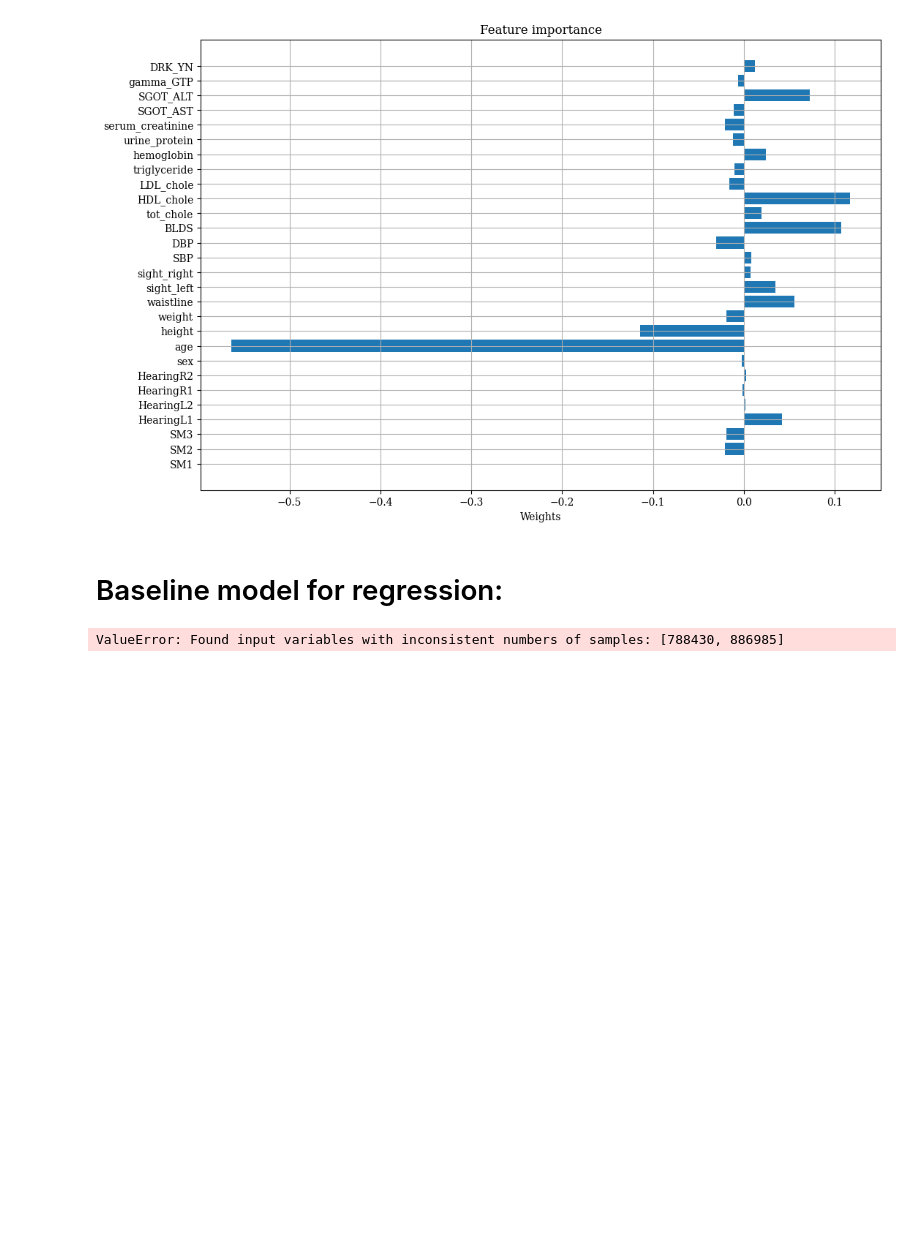
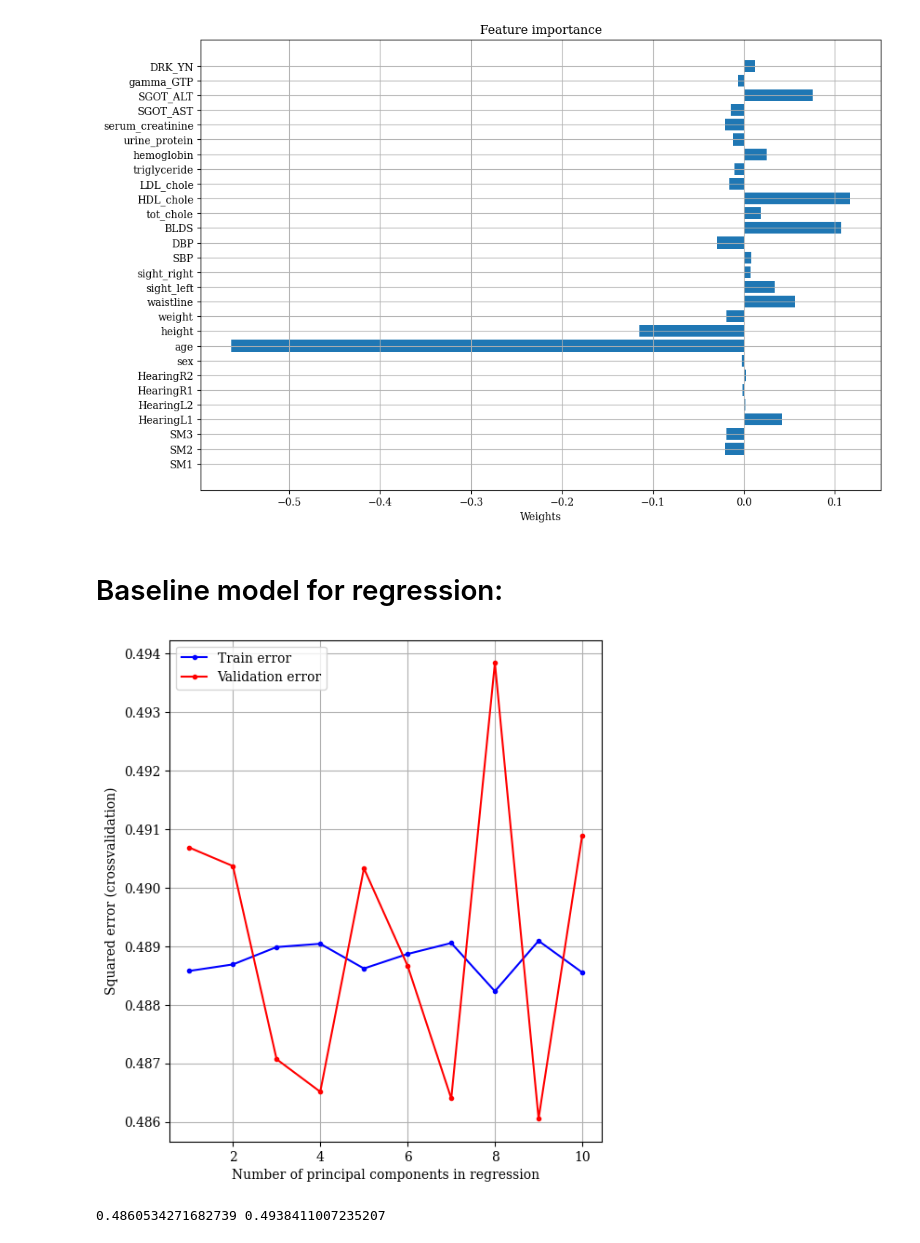
Before and after one commit to CarlaZdravkovicHugod/MLProject1, a Jupyter notebook: LinReg.ipynb, the cells around one changed output. Drawn from its saved outputs; the diff is of its cells as text; code cells hidden in the pictures; blank space fills up the shorter version.

```diff
--- a/LinReg.ipynb
+++ b/LinReg.ipynb
@@ -251,20 +251,29 @@ plt.show()
 # Baseline model for regression:
 # %%
 # creating a baseline model:
+
+# split into training and test
+X_train, X_test, y_train, y_test = train_test_split(X, y, test_size=0.3)
 
 # baseline model
 from sklearn.dummy import DummyRegressor
 dummy_mean = DummyRegressor(strategy='mean')
-dummy_mean.fit(x_train, y_train) # Note that no input features are used
-dummy_mean.score(x_test, y_test) # This is the R^2 score
+dummy_mean.fit(X_train, y_train) # Note that no input features are used
+dummy_mean.score(X_test, y_test) # This is the R^2 score
 
 # Plot the error as a function of the number of terms included in the model
 figure(figsize=(6,7))
 plt.plot(range(1,len(Error_train_rlr)+1), Error_train_rlr, 'b.-', range(1,len(Error_test_rlr)+1), Error_test_rlr, 'r.-')
 plt.xlabel('Number of principal components in regression')
 plt.ylabel('Squared error (crossvalidation)')
 plt.legend(['Train error','Validation error'])
 plt.grid()
 plt.show()
+
+# the minimum error;
+min_error = np.min(Error_test_rlr)
+max_error = np.max(Error_test_rlr)
+print(min_error, max_error)
 # %% [output]
+[figure, added]
-ValueError: Found input variables with inconsistent numbers of samples: [788430, 886985]
+0.4860534271682739 0.4938411007235207
```
Also changed, not shown: parts of 4 cells of this notebook.
